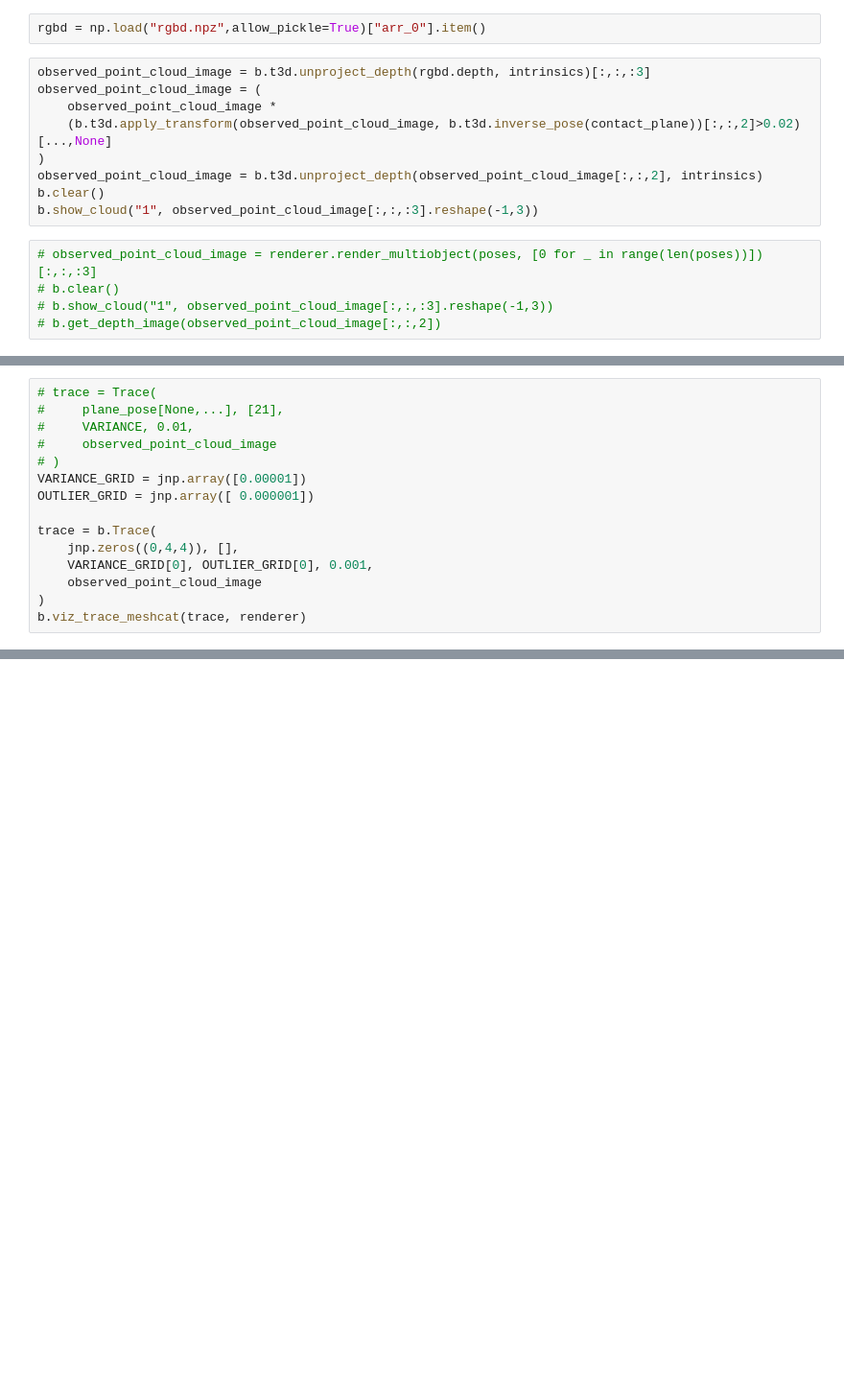
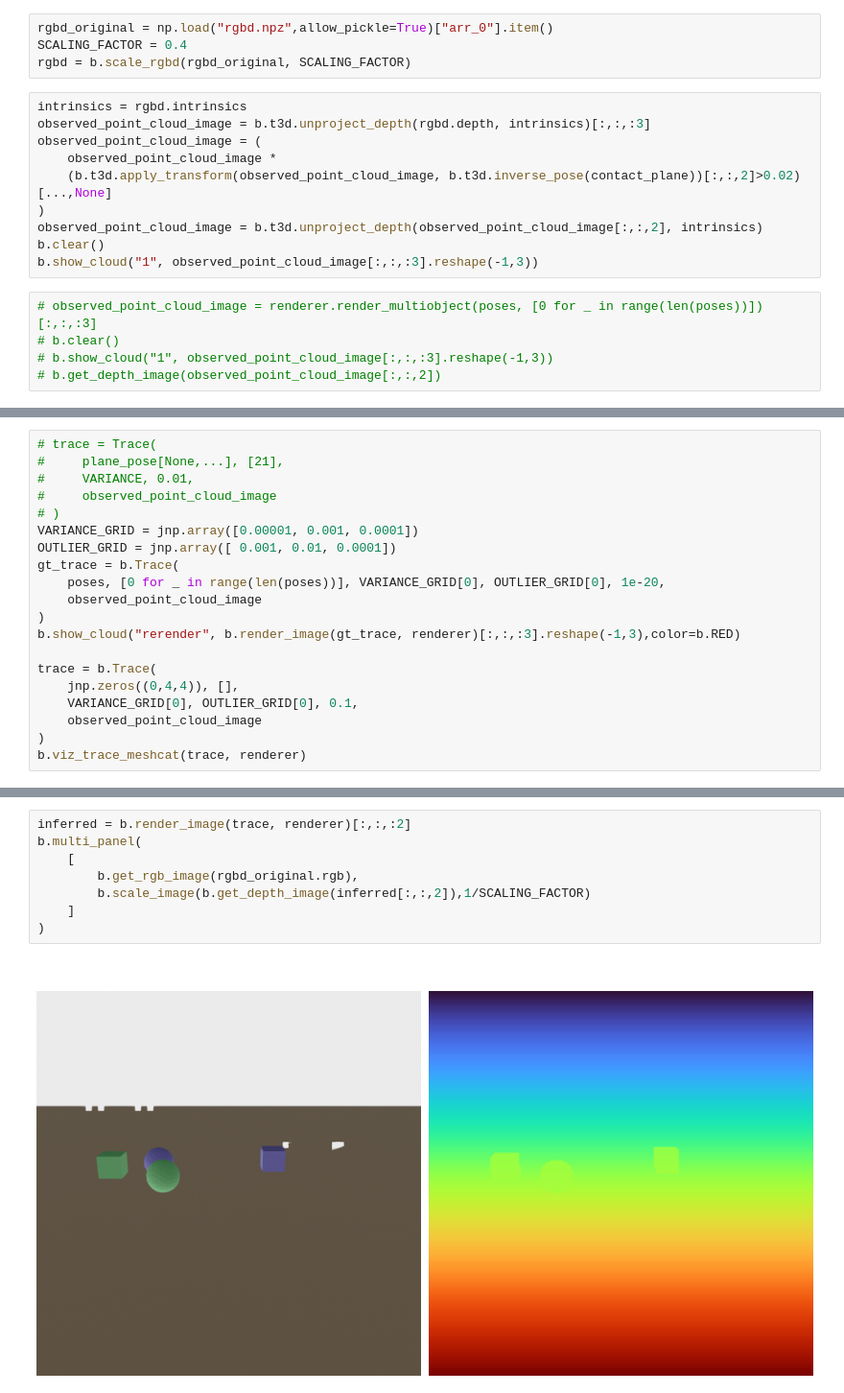
Before and after one commit to probcomp/bayes3d, a Jupyter notebook: experiments/tabletop/block_world.ipynb, the cells around one changed output, grey strips where cells are left out. Shown at 96% size. Saved outputs shown, nothing was run; the diff lists cells and outputs as text; blank space fills up the shorter version.

```diff
--- a/experiments/tabletop/block_world.ipynb
+++ b/experiments/tabletop/block_world.ipynb
@@ -78,6 +92,9 @@ b.get_rgb_image(rgbd.rgb)
 # %%
-rgbd = np.load("rgbd.npz",allow_pickle=True)["arr_0"].item()
+rgbd_original = np.load("rgbd.npz",allow_pickle=True)["arr_0"].item()
+SCALING_FACTOR = 0.4
+rgbd = b.scale_rgbd(rgbd_original, SCALING_FACTOR)
 # %%
+intrinsics = rgbd.intrinsics
 observed_point_cloud_image = b.t3d.unproject_depth(rgbd.depth, intrinsics)[:,:,:3]
 observed_point_cloud_image = (
     observed_point_cloud_image *
@@ -120,12 +139,17 @@ Increasing frame buffer size to (width, height, depth) = (160, 160, 512)
 #     VARIANCE, 0.01,
 #     observed_point_cloud_image
 # )
-VARIANCE_GRID = jnp.array([0.00001])
-OUTLIER_GRID = jnp.array([ 0.000001])
+VARIANCE_GRID = jnp.array([0.00001, 0.001, 0.0001])
+OUTLIER_GRID = jnp.array([ 0.001, 0.01, 0.0001])
+gt_trace = b.Trace(
+    poses, [0 for _ in range(len(poses))], VARIANCE_GRID[0], OUTLIER_GRID[0], 1e-20,
+    observed_point_cloud_image
+)
+b.show_cloud("rerender", b.render_image(gt_trace, renderer)[:,:,:3].reshape(-1,3),color=b.RED)
 
 trace = b.Trace(
     jnp.zeros((0,4,4)), [],
-    VARIANCE_GRID[0], OUTLIER_GRID[0], 0.001,
+    VARIANCE_GRID[0], OUTLIER_GRID[0], 0.1,
     observed_point_cloud_image
 )
 b.viz_trace_meshcat(trace, renderer)
@@ -207,0 +231,10 @@ b.viz_trace_meshcat(new_trace, renderer)
+# %%
+inferred = b.render_image(trace, renderer)[:,:,:2]
+b.multi_panel(
+    [
+        b.get_rgb_image(rgbd_original.rgb),
+        b.scale_image(b.get_depth_image(inferred[:,:,2]),1/SCALING_FACTOR)
+    ]
+)
+# %% [output]
+[figure, added]
```
Also changed, not shown: parts of 10 cells of this notebook, 2 other files.
